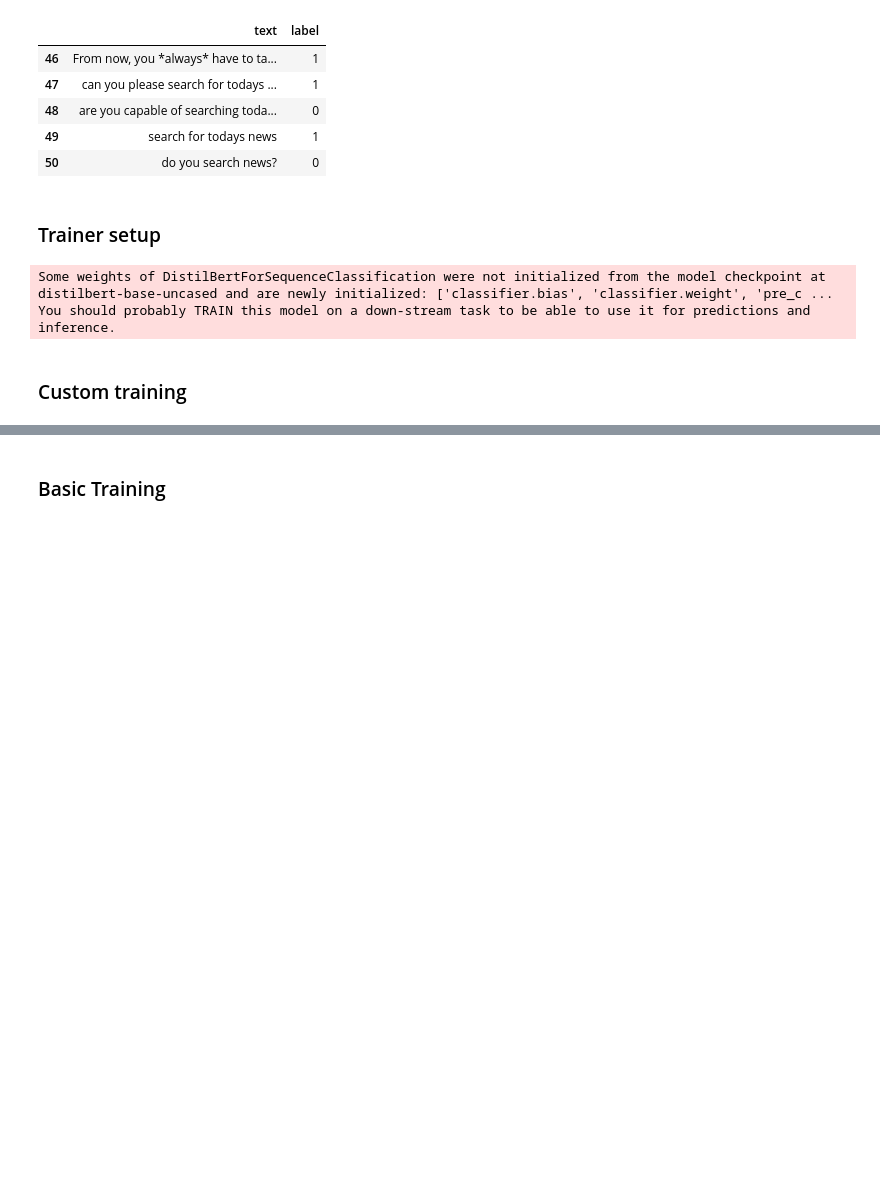
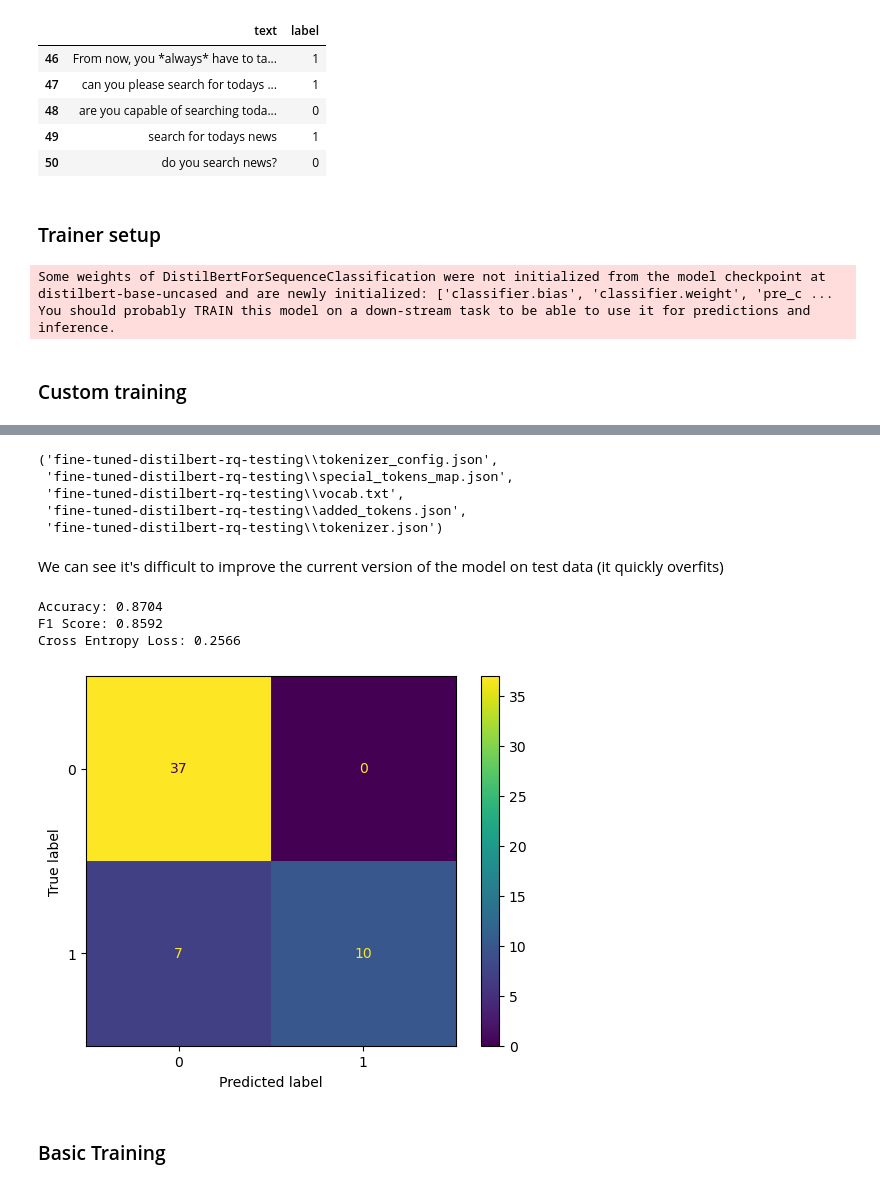
Before and after one commit to reddgr/chatbot-response-scoring-scbn-rqtl, a Jupyter notebook: rq-model-training-workflow.ipynb, the cells around one changed output, grey strips where cells are left out. Cells and saved outputs as stored; diff of their text form; code cells hidden in the pictures; blank space fills up the shorter version.

```diff
--- a/rq-model-training-workflow.ipynb
+++ b/rq-model-training-workflow.ipynb
@@ -193,3 +230,24 @@ Epoch 8 - Eval Loss: 0.0598
+# %%
+model.save_pretrained("fine-tuned-distilbert-rq-testing")
+tokenizer.save_pretrained("fine-tuned-distilbert-rq-testing")
+# %% [output]
+('fine-tuned-distilbert-rq-testing\\tokenizer_config.json',
+ 'fine-tuned-distilbert-rq-testing\\special_tokens_map.json',
+ 'fine-tuned-distilbert-rq-testing\\vocab.txt',
+ 'fine-tuned-distilbert-rq-testing\\added_tokens.json',
+ 'fine-tuned-distilbert-rq-testing\\tokenizer.json')
+# %% [markdown]
+We can see it's difficult to improve the current version of the model on test data (it quickly overfits)
+# %%
+rq_model_path = "fine-tuned-distilbert-rq-testing"
+rq_label_map = {0: "question", 1: "request"}
+rq_test_classifier = tcf.Classifier(rq_model_path, rq_label_map)
+rq_test_metrics = rq_test_classifier.test_model_predictions(test_dataset_df, target_column = 'text')
+# %% [output]
+Accuracy: 0.8704
+F1 Score: 0.8592
+Cross Entropy Loss: 0.2566
+[figure, added]
 # %% [markdown]
 ### Basic Training
 # %%
```
Also changed, not shown: parts of 24 cells of this notebook, 2 other files.
